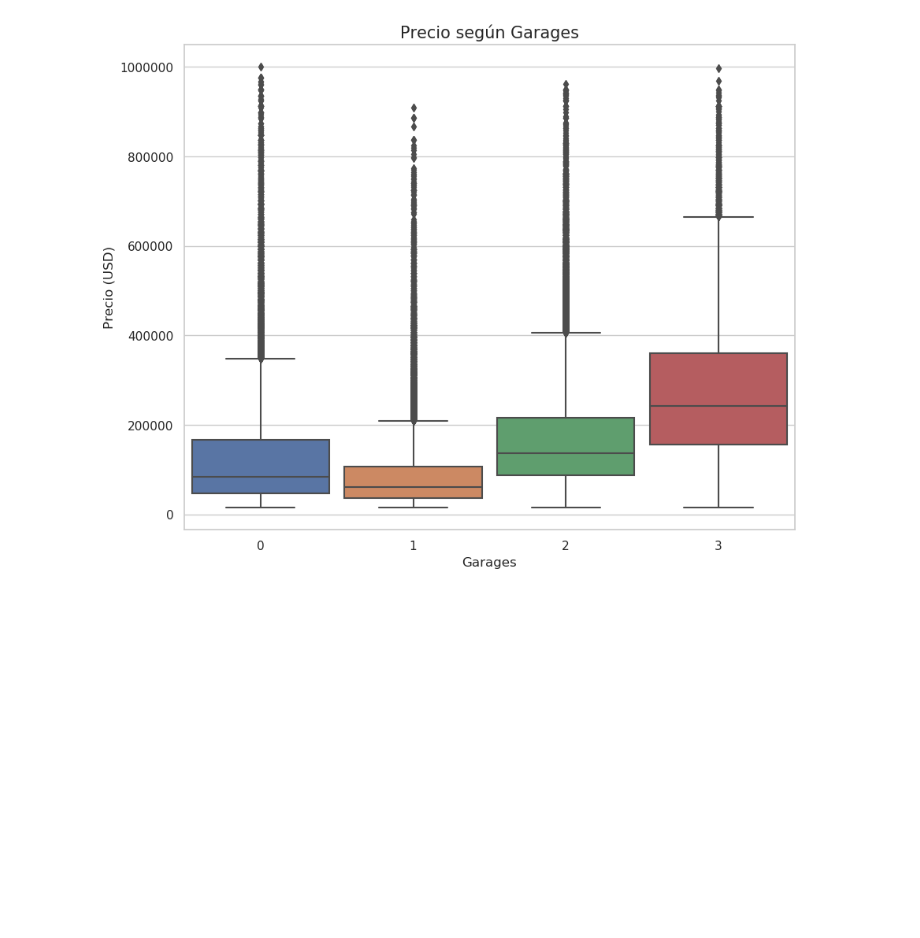
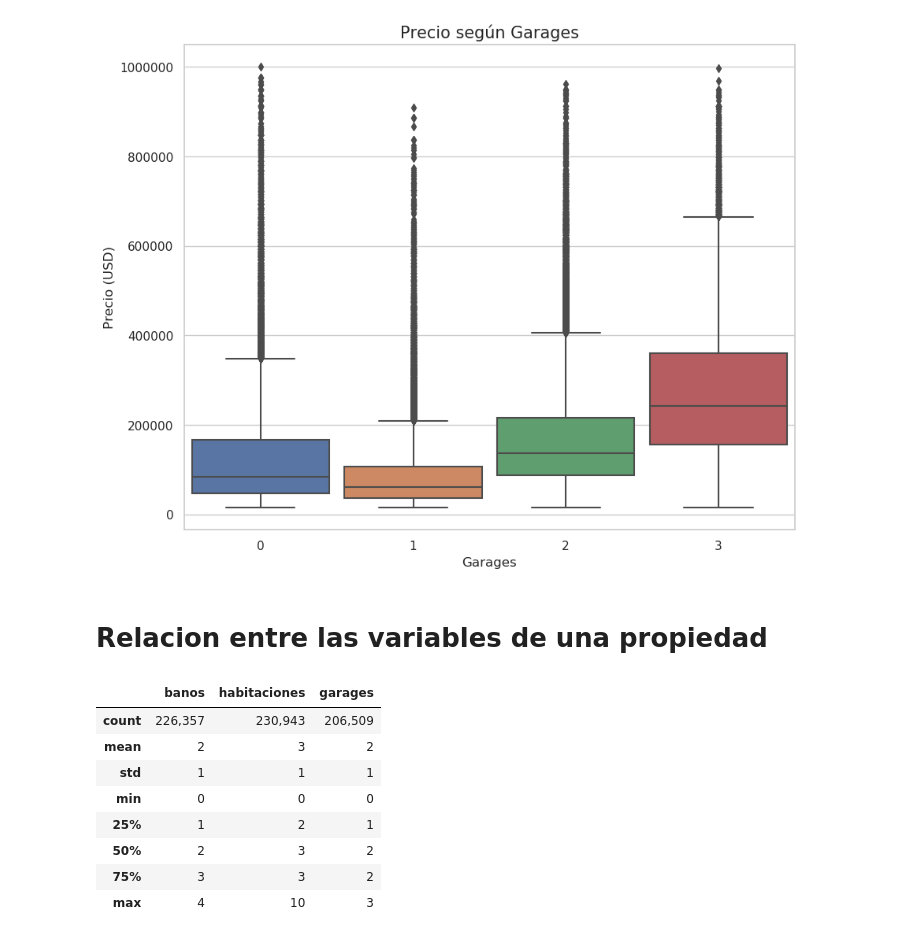
Before and after one commit to sebapenna/OrganizacionDeDatos, a Jupyter notebook: Analisis Baños, Habitaciones y Garages.ipynb, the cells around one changed output. Saved outputs shown, nothing was run; the diff lists cells and outputs as text; code cells hidden in the pictures; blank space fills up the shorter version.

```diff
--- a/Analisis Baños, Habitaciones y Garages.ipynb
+++ b/Analisis Baños, Habitaciones y Garages.ipynb
@@ -482,3 +482,5 @@ plt.xlabel('Garages', fontsize = 12)
 # %% [output]
 Text(0.5, 0, 'Garages')
 [figure]
+# %% [markdown]
+# Relacion entre las variables de una propiedad
@@ -484,0 +492,12 @@ Text(0.5, 0, 'Garages')
+# %%
+relacion.describe()
+# %% [output]
+|  | banos | habitaciones | garages |
+| count | 226,357 | 230,943 | 206,509 |
+| mean | 2 | 3 | 2 |
+| std | 1 | 1 | 1 |
+| min | 0 | 0 | 0 |
+| 25% | 1 | 2 | 1 |
+| 50% | 2 | 3 | 2 |
+| 75% | 3 | 3 | 2 |
+| max | 4 | 10 | 3 |
```
Also changed, not shown: parts of 10 cells of this notebook, 1 other file.
